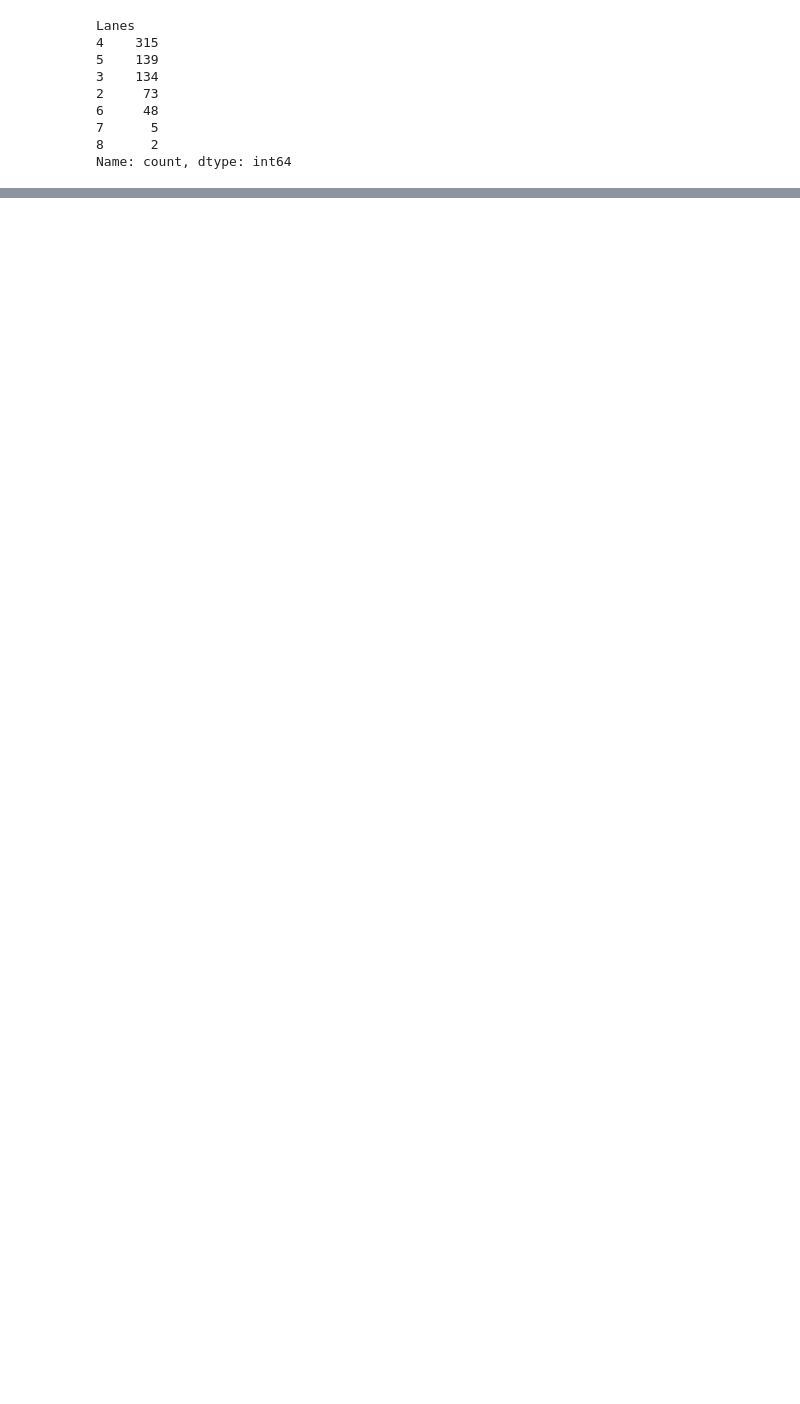
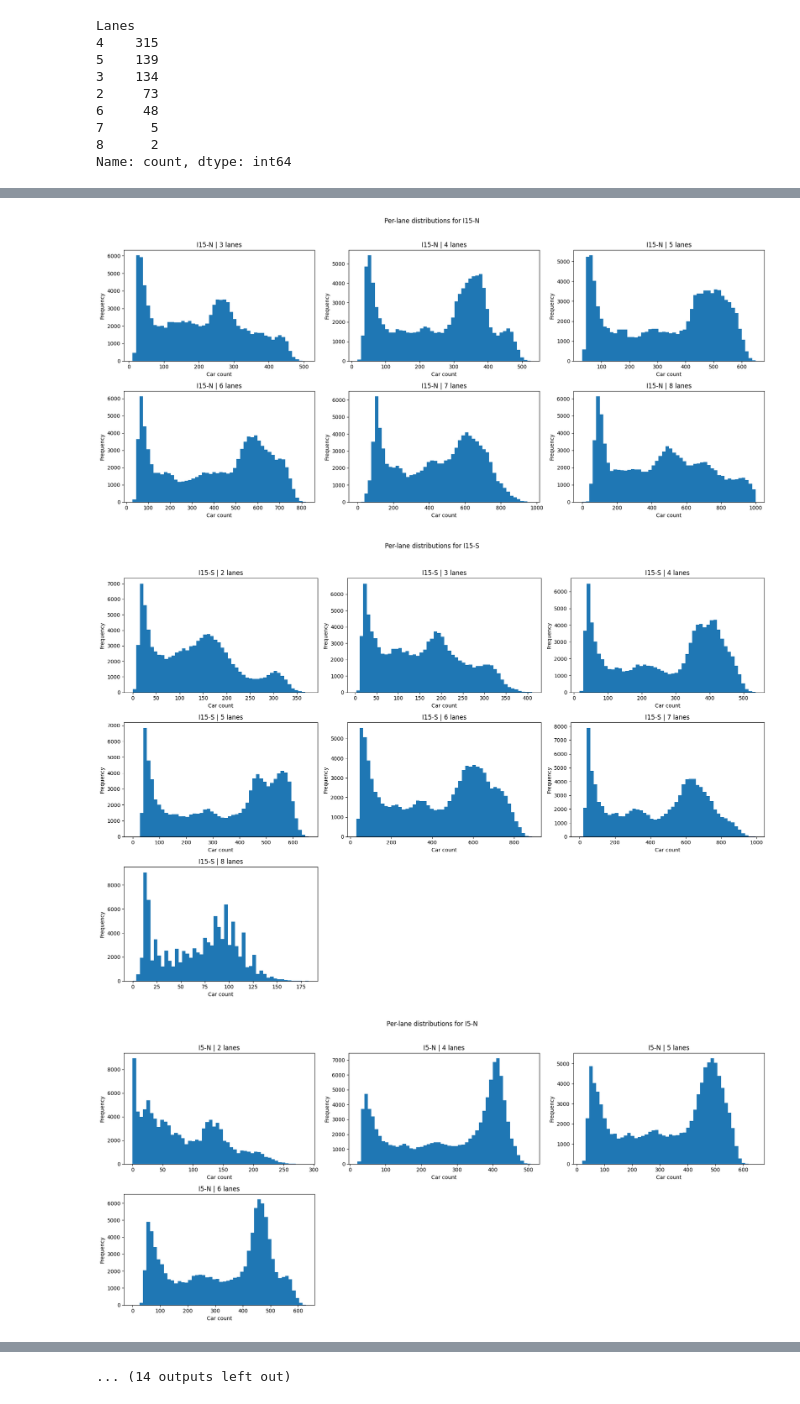
Before and after one commit to jtzanetatos/largest-spatiotemporal-lab, a Jupyter notebook: notebooks/01-EDA-San-Diego.ipynb, the cells around one changed output, grey strips where cells are left out. Cells and saved outputs as stored; diff of their text form; code cells hidden in the pictures; blank space fills up the shorter version.

```diff
--- a/notebooks/01-EDA-San-Diego.ipynb
+++ b/notebooks/01-EDA-San-Diego.ipynb
@@ -255,0 +644,49 @@ TODO:
+# %%
+collapsed_by_lane = pd.DataFrame(index=df.index)
+
+for (fwy, lane), ids in meta.groupby(["Fwy", "Lanes"]).groups.items():
+    ids = list(ids)
+
+    # collapse all sensors in the same fwy/lane group
+    # plain mean within same lane-count group is usually fine
+    collapsed_by_lane[(fwy, lane)] = df[ids].mean(axis=1)
+
+collapsed_by_lane.columns = pd.MultiIndex.from_tuples(
+    collapsed_by_lane.columns,
+    names=["Fwy", "Lanes"]
+)
+# %%
+for fwy in collapsed_by_lane.columns.get_level_values("Fwy").unique():
+    fwy_data = collapsed_by_lane[fwy]
+
+    lane_counts = sorted(fwy_data.columns.unique())
+    n = len(lane_counts)
+
+    ncols = min(3, n)
+    nrows = math.ceil(n / ncols)
+
+    fig, axes = plt.subplots(nrows, ncols, figsize=(6 * ncols, 4 * nrows))
+
+    if n == 1:
+        axes = [axes]
+    else:
+        axes = axes.flatten()
+
+    for ax, lane in zip(axes, lane_counts):
+        series = fwy_data[lane].dropna()
+
+        ax.hist(series, bins=50)
+        ax.set_title(f"{fwy} | {lane} lanes")
+        ax.set_xlabel("Car count")
+        ax.set_ylabel("Frequency")
+
+    for ax in axes[len(lane_counts):]:
+        ax.axis("off")
+
+    fig.suptitle(f"Per-lane distributions for {fwy}", y=1.02)
+    plt.tight_layout()
+    plt.show()
+# %% [output]
+[figure, added]
+[figure, added]
+[figure, added]
@@ -255,0 +702 @@ TODO:
+... (14 outputs left out)
```
Also changed, not shown: parts of 27 cells of this notebook.
